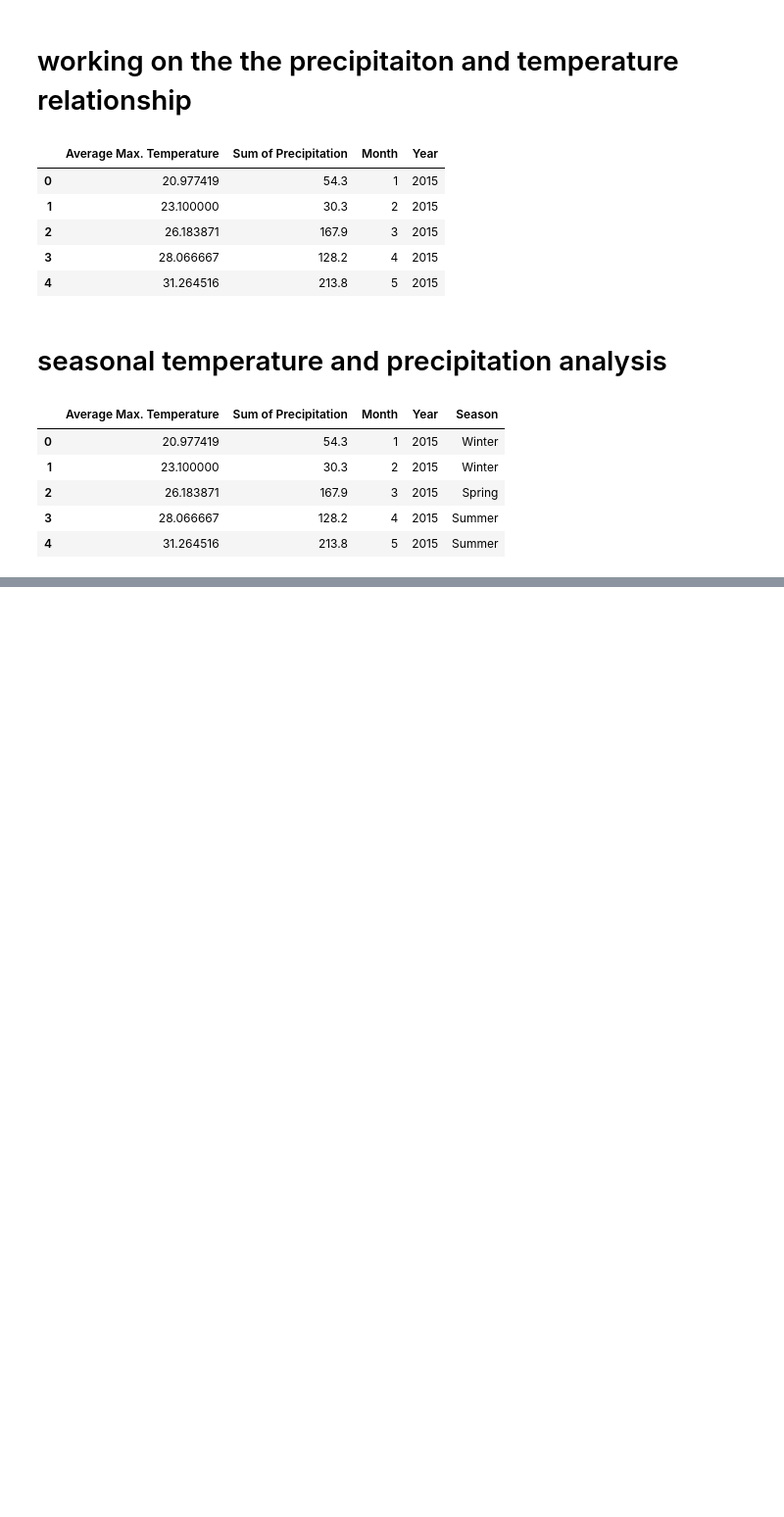
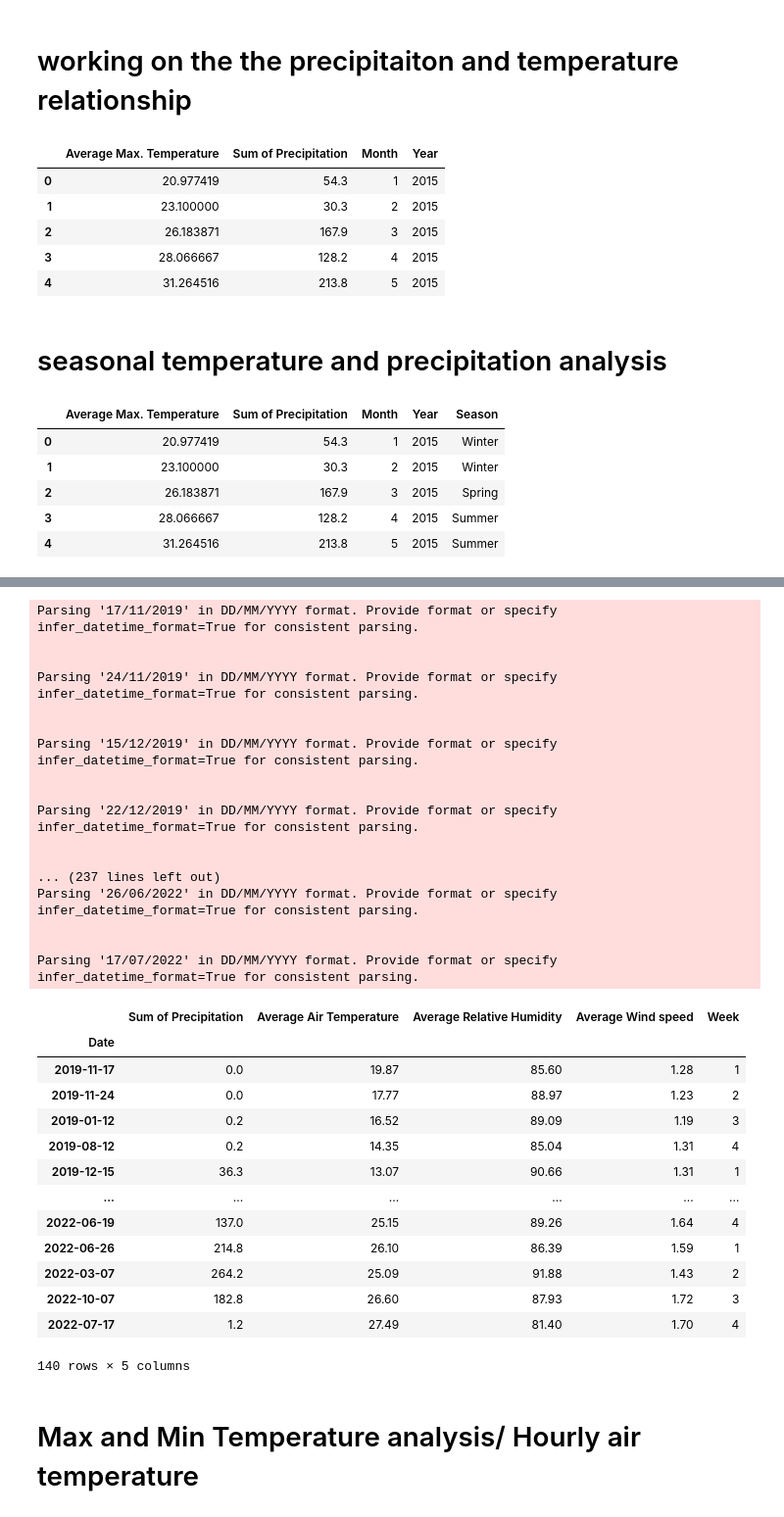
Before and after one commit to supathdhitalGEO/Weather-Forecasting, a Jupyter notebook: visualization/visualization.ipynb, the cells around one changed output, grey strips where cells are left out. Shown at 98% size. Drawn from its saved outputs; the diff is of its cells as text; code cells hidden in the pictures; blank space fills up the shorter version.

```diff
--- a/visualization/visualization.ipynb
+++ b/visualization/visualization.ipynb
@@ -300,0 +303,3 @@ fig.show()
+# %%
+w=pd.read_csv('./WeeklyPAdataset.csv')
+w.head()
@@ -300,0 +313,36 @@ fig.show()
+# %%
+w['Date']=pd.to_datetime(w['Date'])
+week=w.set_index('Date')
+week
+# %% [output]
+Parsing '17/11/2019' in DD/MM/YYYY format. Provide format or specify infer_datetime_format=True for consistent parsing.
+
+
+Parsing '24/11/2019' in DD/MM/YYYY format. Provide format or specify infer_datetime_format=True for consistent parsing.
+
+
+Parsing '15/12/2019' in DD/MM/YYYY format. Provide format or specify infer_datetime_format=True for consistent parsing.
+
+
+Parsing '22/12/2019' in DD/MM/YYYY format. Provide format or specify infer_datetime_format=True for consistent parsing.
+
+
+... (237 lines left out)
+Parsing '26/06/2022' in DD/MM/YYYY format. Provide format or specify infer_datetime_format=True for consistent parsing.
+
+
+Parsing '17/07/2022' in DD/MM/YYYY format. Provide format or specify infer_datetime_format=True for consistent parsing.
+|  | Sum of Precipitation | Average Air Temperature | Average Relative Humidity | Average Wind speed | Week |
+| Date |  |  |  |  |  |
+| 2019-11-17 | 0.0 | 19.87 | 85.60 | 1.28 | 1 |
+| 2019-11-24 | 0.0 | 17.77 | 88.97 | 1.23 | 2 |
+| 2019-01-12 | 0.2 | 16.52 | 89.09 | 1.19 | 3 |
+| 2019-08-12 | 0.2 | 14.35 | 85.04 | 1.31 | 4 |
+| 2019-12-15 | 36.3 | 13.07 | 90.66 | 1.31 | 1 |
+| ... | ... | ... | ... | ... | ... |
+| 2022-06-19 | 137.0 | 25.15 | 89.26 | 1.64 | 4 |
+| 2022-06-26 | 214.8 | 26.10 | 86.39 | 1.59 | 1 |
+| 2022-03-07 | 264.2 | 25.09 | 91.88 | 1.43 | 2 |
+| 2022-10-07 | 182.8 | 26.60 | 87.93 | 1.72 | 3 |
+| 2022-07-17 | 1.2 | 27.49 | 81.40 | 1.70 | 4 |
+140 rows × 5 columns
@@ -300,0 +357,2 @@ fig.show()
+# %% [markdown]
+# Max and Min Temperature analysis/ Hourly air temperature
```
Also changed, not shown: parts of 10 cells of this notebook, 17 other files.
